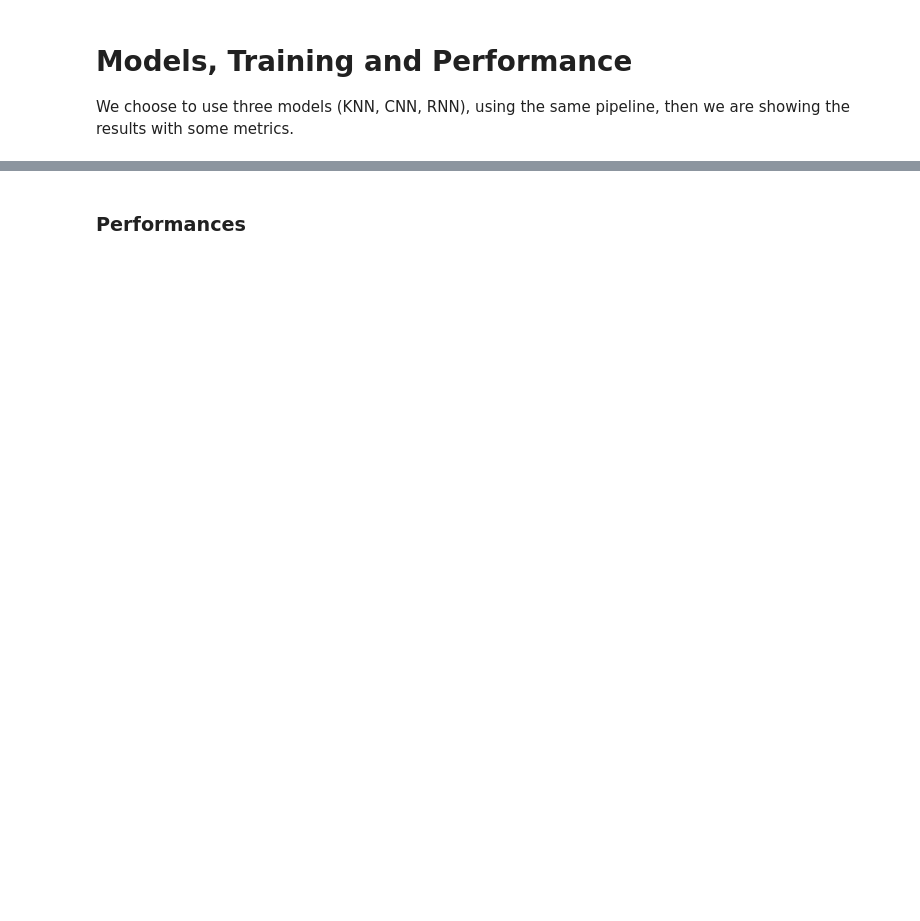
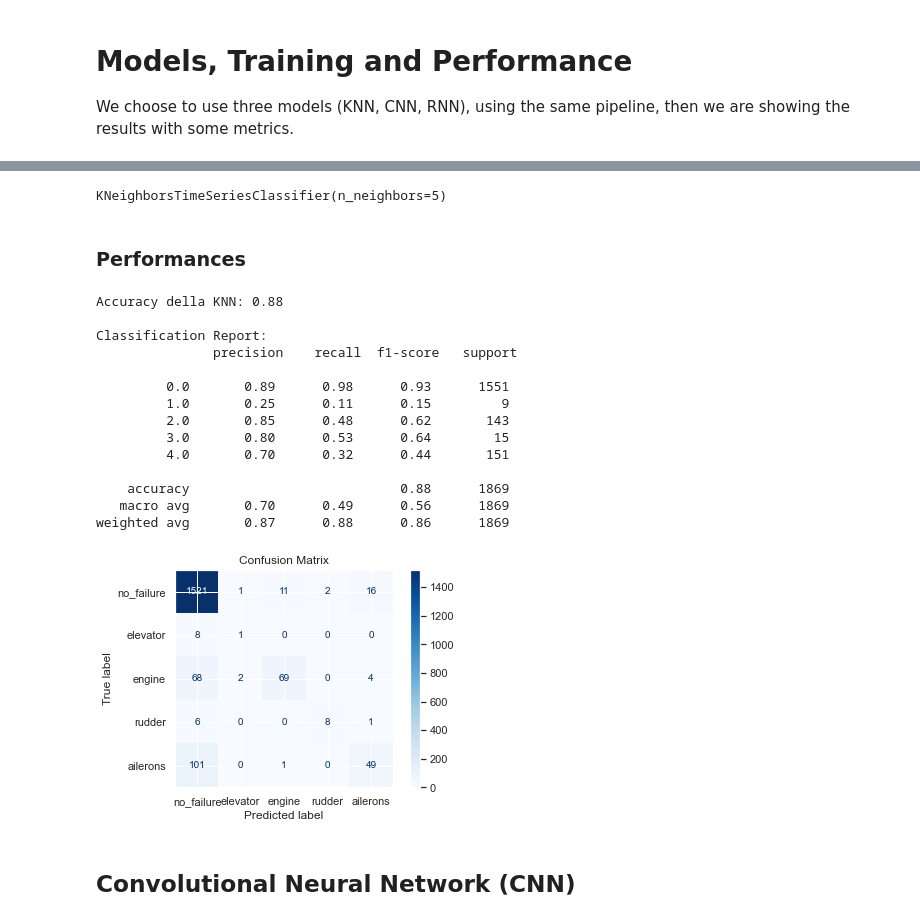
Before and after one commit to CristianMorasso/statistical_project, a Jupyter notebook: progetto_con_markdown_demo.ipynb, the cells around one changed output, grey strips where cells are left out. Cells and saved outputs as stored; diff of their text form; code cells hidden in the pictures; blank space fills up the shorter version.

```diff
--- a/progetto_con_markdown_demo.ipynb
+++ b/progetto_con_markdown_demo.ipynb
@@ -460,2 +473,41 @@ CONVOLUTIONAL NEURAL NETWORK
+# %%
+from sktime.classification.distance_based import KNeighborsTimeSeriesClassifier
+
+knn = KNeighborsTimeSeriesClassifier(n_neighbors=5, distance='dtw')
+knn.fit(X_train, y_train)
+# %% [output]
+KNeighborsTimeSeriesClassifier(n_neighbors=5)
 # %% [markdown]
 ### Performances
+# %%
+y_pred_knn = knn.predict(X_test)
+
+knn_acc = accuracy_score(y_test, y_pred_knn)
+print(f"Accuracy della KNN: {knn_acc:.2f}")
+
+report = classification_report(y_test, y_pred_knn, zero_division = 0.0)
+print("\nClassification Report:\n", report)
+
+cm = confusion_matrix(y_test, y_pred_knn)
+disp = ConfusionMatrixDisplay(confusion_matrix=cm, display_labels=class_labels)
+disp.plot(cmap=plt.cm.Blues)
+plt.title('Confusion Matrix')
+plt.show()
+# %% [output]
+Accuracy della KNN: 0.88
+
+Classification Report:
+               precision    recall  f1-score   support
+
+         0.0       0.89      0.98      0.93      1551
+         1.0       0.25      0.11      0.15         9
+         2.0       0.85      0.48      0.62       143
+         3.0       0.80      0.53      0.64        15
+         4.0       0.70      0.32      0.44       151
+
+    accuracy                           0.88      1869
+   macro avg       0.70      0.49      0.56      1869
+weighted avg       0.87      0.88      0.86      1869
+[figure, added]
+# %% [markdown]
+## Convolutional Neural Network (CNN)
```
Also changed, not shown: parts of 39 cells of this notebook, 3 other files.
